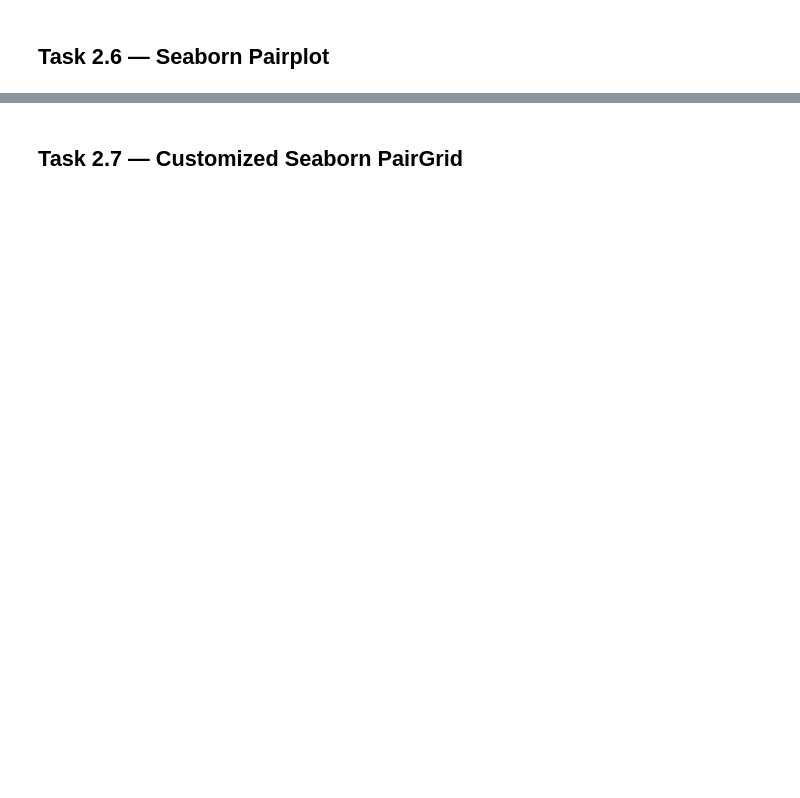
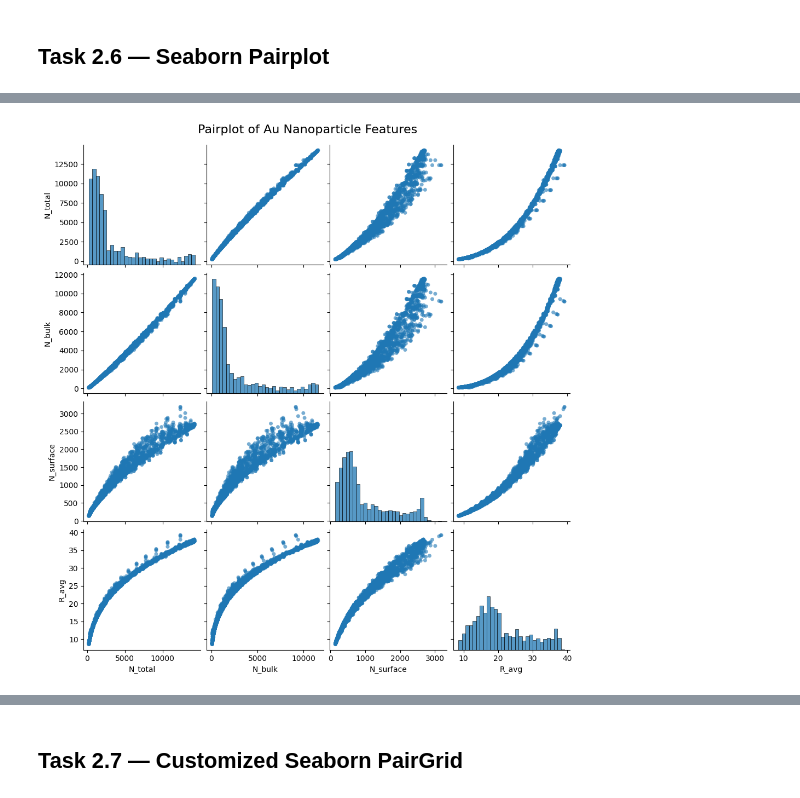
Before and after one commit to ramzymhafeel/SE4050-Deep-Learning-Lab-01, a Jupyter notebook: notebooks/SE4050_Lab01_Task2.ipynb, the cells around one changed output, grey strips where cells are left out. Drawn from its saved outputs; the diff is of its cells as text; code cells hidden in the pictures; blank space fills up the shorter version.

```diff
--- a/notebooks/SE4050_Lab01_Task2.ipynb
+++ b/notebooks/SE4050_Lab01_Task2.ipynb
@@ -830,0 +1017,34 @@ All Phase 7 validation tests passed.
+# %%
+import seaborn as sns
+import matplotlib.pyplot as plt
+
+pair_plot = sns.pairplot(
+    plot_df[
+        [
+            "N_total",
+            "N_bulk",
+            "N_surface",
+            "R_avg"
+        ]
+    ],
+    diag_kind="hist",
+    plot_kws={
+        "alpha": 0.6,
+        "s": 25,
+        "edgecolor": "none"
+    },
+    diag_kws={
+        "bins": 30,
+        "edgecolor": "black"
+    }
+)
+
+pair_plot.fig.suptitle(
+    "Pairplot of Au Nanoparticle Features",
+    y=1.02,
+    fontsize=16
+)
+
+plt.show()
+# %% [output]
+[figure, added]
```
Also changed, not shown: parts of 18 cells of this notebook.
